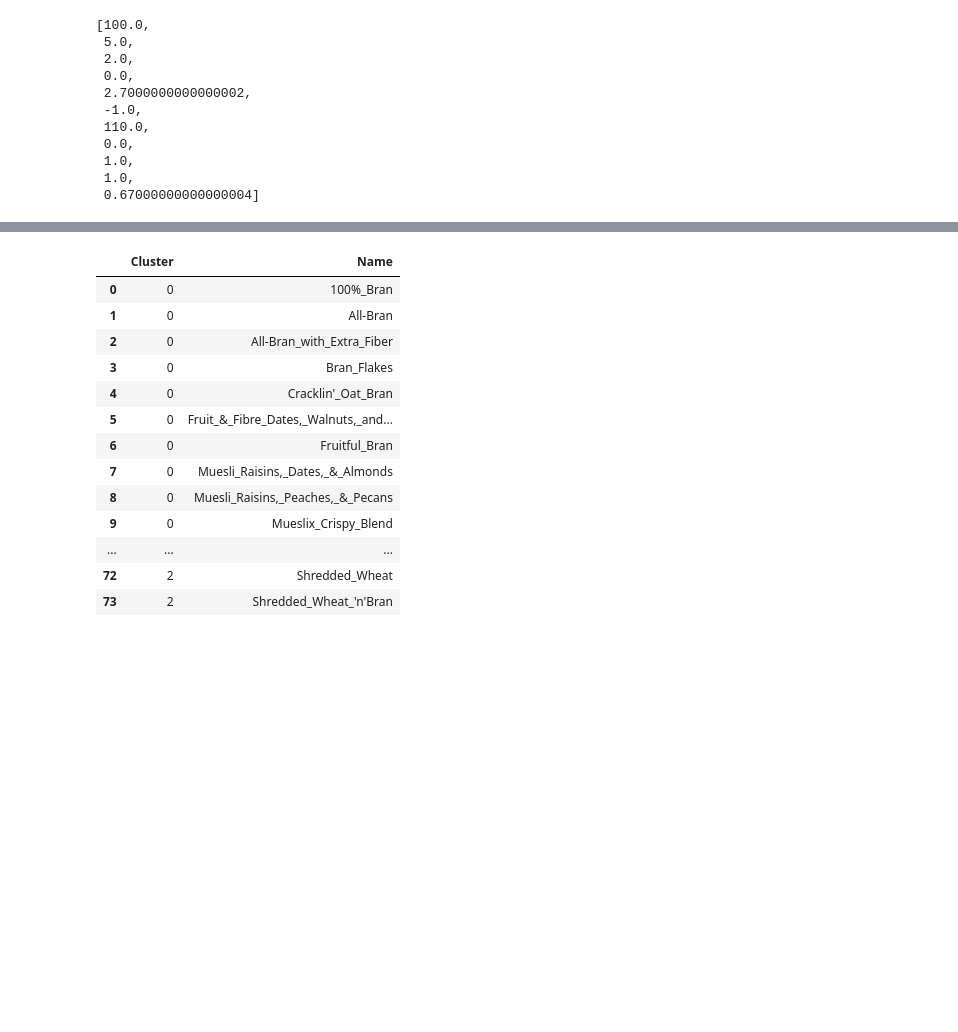
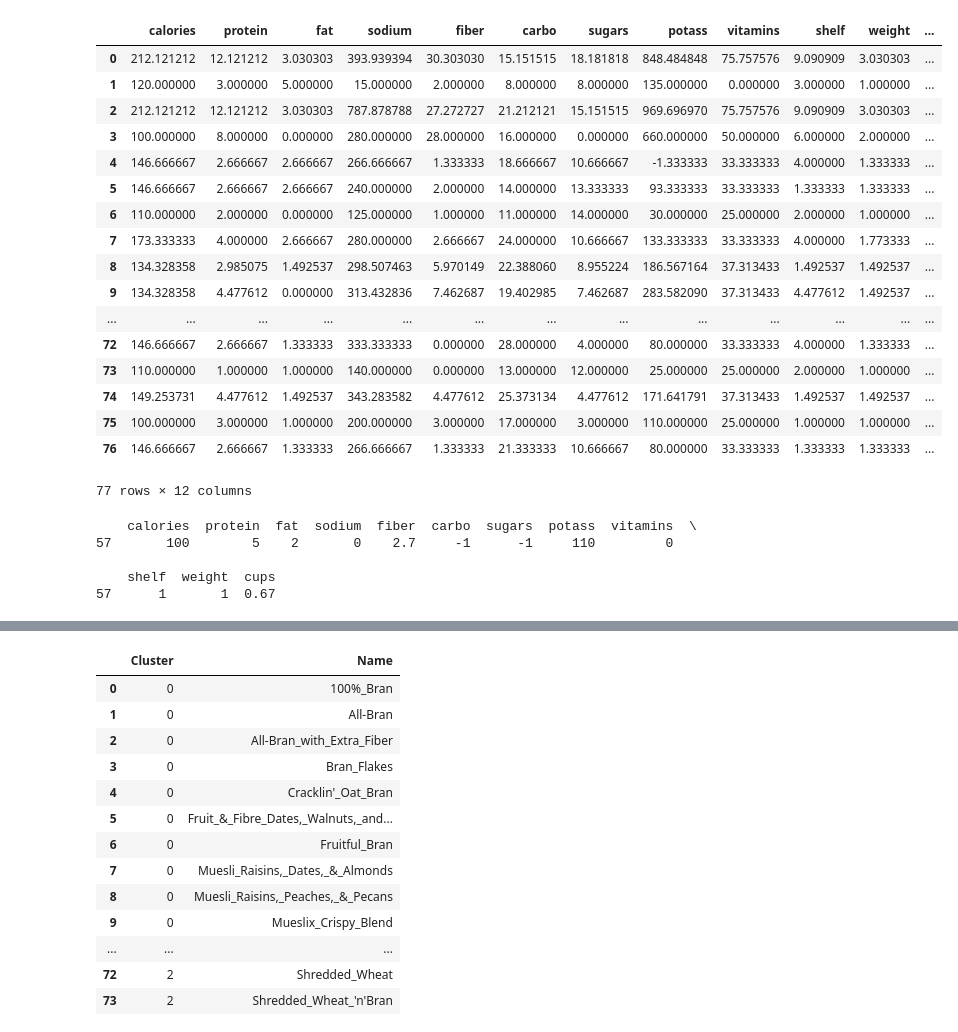
Before and after one commit to tiy-gvl-python/honey-nut-clusters, a Jupyter notebook: HoneyBunchesOfOats.ipynb, the cells around one changed output, grey strips where cells are left out. Cells and saved outputs as stored; diff of their text form; code cells hidden in the pictures; blank space fills up the shorter version.

Commit message:
Fixing Missing Data

```diff
--- a/HoneyBunchesOfOats.ipynb
+++ b/HoneyBunchesOfOats.ipynb
@@ -11,22 +33,46 @@ from sklearn.cross_validation import train_test_split
+# %%
+def adjust(data):
+    for index, row in data.iterrows():
+        #print(index)
+        #print(data[index:])
+        dvideby = 1 / data.cups[index]
+        # print(dvideby)
+        #print(row)
+        data[index:] = data[index:] * dvideby
+    return data
+adjust(cereal)
+# %% [output]
+|  | calories | protein | fat | sodium | fiber | carbo | sugars | potass | vitamins | shelf | weight | ... |
+| 0 | 212.121212 | 12.121212 | 3.030303 | 393.939394 | 30.303030 | 15.151515 | 18.181818 | 848.484848 | 75.757576 | 9.090909 | 3.030303 | ... |
+| 1 | 120.000000 | 3.000000 | 5.000000 | 15.000000 | 2.000000 | 8.000000 | 8.000000 | 135.000000 | 0.000000 | 3.000000 | 1.000000 | ... |
+| 2 | 212.121212 | 12.121212 | 3.030303 | 787.878788 | 27.272727 | 21.212121 | 15.151515 | 969.696970 | 75.757576 | 9.090909 | 3.030303 | ... |
+| 3 | 100.000000 | 8.000000 | 0.000000 | 280.000000 | 28.000000 | 16.000000 | 0.000000 | 660.000000 | 50.000000 | 6.000000 | 2.000000 | ... |
+| 4 | 146.666667 | 2.666667 | 2.666667 | 266.666667 | 1.333333 | 18.666667 | 10.666667 | -1.333333 | 33.333333 | 4.000000 | 1.333333 | ... |
+| 5 | 146.666667 | 2.666667 | 2.666667 | 240.000000 | 2.000000 | 14.000000 | 13.333333 | 93.333333 | 33.333333 | 1.333333 | 1.333333 | ... |
+| 6 | 110.000000 | 2.000000 | 0.000000 | 125.000000 | 1.000000 | 11.000000 | 14.000000 | 30.000000 | 25.000000 | 2.000000 | 1.000000 | ... |
+| 7 | 173.333333 | 4.000000 | 2.666667 | 280.000000 | 2.666667 | 24.000000 | 10.666667 | 133.333333 | 33.333333 | 4.000000 | 1.773333 | ... |
+| 8 | 134.328358 | 2.985075 | 1.492537 | 298.507463 | 5.970149 | 22.388060 | 8.955224 | 186.567164 | 37.313433 | 1.492537 | 1.492537 | ... |
+| 9 | 134.328358 | 4.477612 | 0.000000 | 313.432836 | 7.462687 | 19.402985 | 7.462687 | 283.582090 | 37.313433 | 4.477612 | 1.492537 | ... |
+| ... | ... | ... | ... | ... | ... | ... | ... | ... | ... | ... | ... | ... |
+| 72 | 146.666667 | 2.666667 | 1.333333 | 333.333333 | 0.000000 | 28.000000 | 4.000000 | 80.000000 | 33.333333 | 4.000000 | 1.333333 | ... |
+| 73 | 110.000000 | 1.000000 | 1.000000 | 140.000000 | 0.000000 | 13.000000 | 12.000000 | 25.000000 | 25.000000 | 2.000000 | 1.000000 | ... |
+| 74 | 149.253731 | 4.477612 | 1.492537 | 343.283582 | 4.477612 | 25.373134 | 4.477612 | 171.641791 | 37.313433 | 1.492537 | 1.492537 | ... |
+| 75 | 100.000000 | 3.000000 | 1.000000 | 200.000000 | 3.000000 | 17.000000 | 3.000000 | 110.000000 | 25.000000 | 1.000000 | 1.000000 | ... |
+| 76 | 146.666667 | 2.666667 | 1.333333 | 266.666667 | 1.333333 | 21.333333 | 10.666667 | 80.000000 | 33.333333 | 1.333333 | 1.333333 | ... |
+77 rows × 12 columns
 # %%
-cereal = pd.read_csv("cereals.csv")
 cerealmis = cereal[cereal.carbo == -1]
 cereal = cereal[cereal >= 0]
 cerealmiscol = cerealmis[['calories', 'protein', 'fat', 'sodium', 'fiber', 'sugars', 'potass', 'vitamins', 'shelf', 'weight', 'cups']]
 cereal = cereal.dropna()
 celist = list(cerealmiscol.iloc[0,:])
+print(cerealmis)
 # %% [output]
-[100.0,
- 5.0,
- 2.0,
- 0.0,
- 2.7000000000000002,
- -1.0,
- 110.0,
- 0.0,
- 1.0,
- 1.0,
- 0.67000000000000004]
+    calories  protein  fat  sodium  fiber  carbo  sugars  potass  vitamins  \
+57       100        5    2       0    2.7     -1      -1     110         0
+
+    shelf  weight  cups
+57      1       1  0.67
 # %%
 #print(cereal.describe())
 print("carbo", "sugars", "potass")
```
Also changed, not shown: parts of 7 cells of this notebook.
